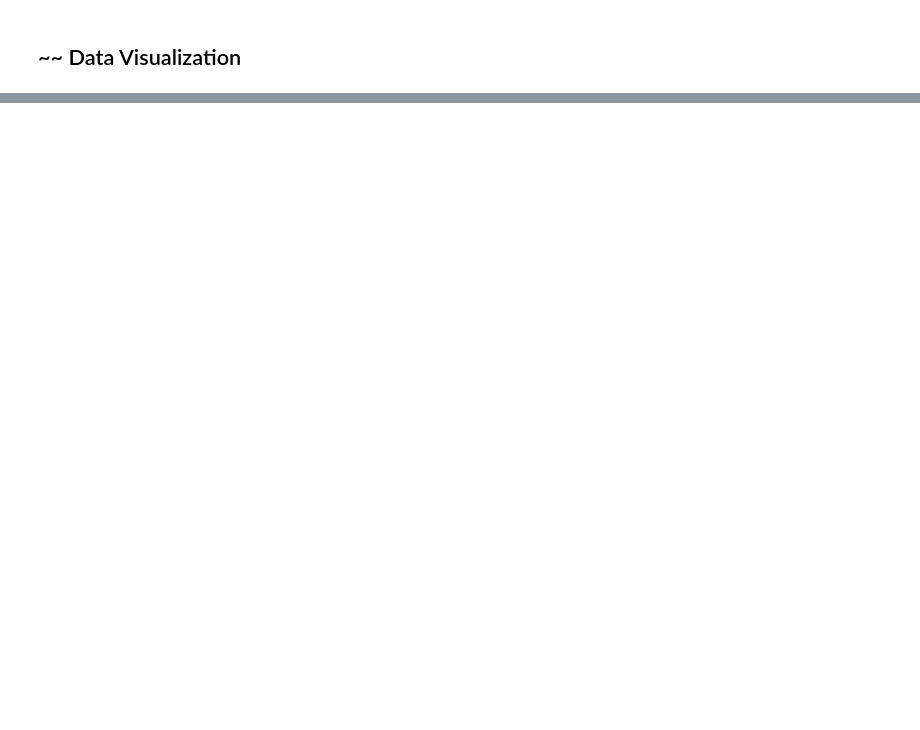
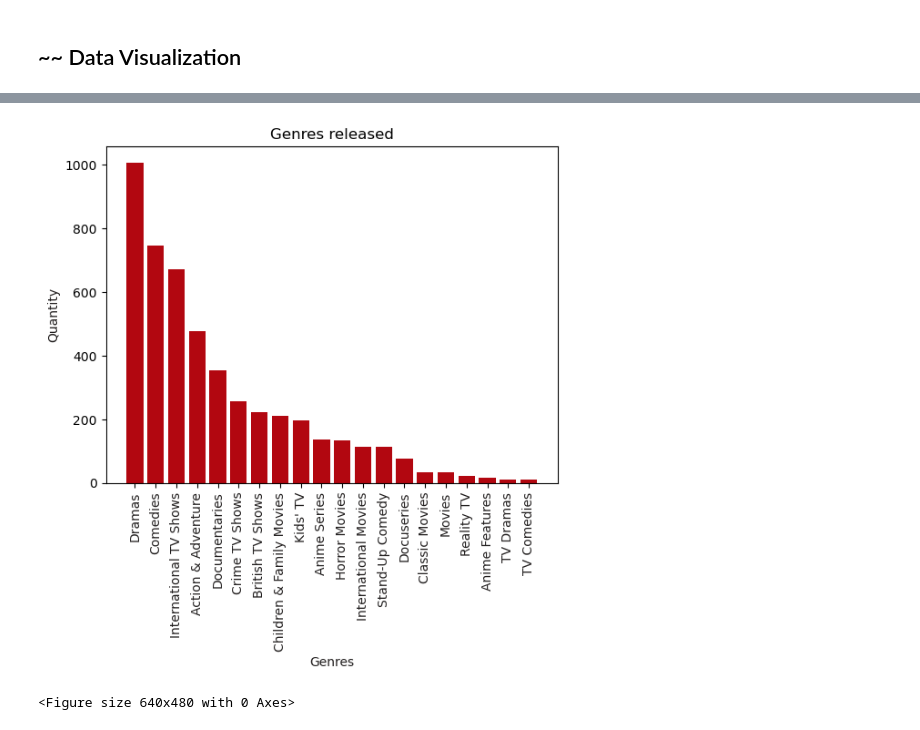
Before and after one commit to gulcan7414/uwa-dataanalytics-project1, a Jupyter notebook: project.ipynb, the cells around one changed output, grey strips where cells are left out. Saved outputs shown, nothing was run; the diff lists cells and outputs as text; code cells hidden in the pictures; blank space fills up the shorter version.

```diff
--- a/project.ipynb
+++ b/project.ipynb
@@ -229,0 +277,14 @@ df_Netflix_merged_country_genre.head()
+# %%
+Vis_genre = Vis_Netflix['genre1'].value_counts().sort_values(ascending=False).head(20).reset_index()
+netflix_colors = ['#221f1f', '#b20710']
+
+plt.bar(Vis_genre['index'], Vis_genre['genre1'], color=netflix_colors[1])
+plt.title('Genres released')
+plt.xlabel('Genres', color = netflix_colors[0])
+plt.ylabel('Quantity', color = netflix_colors[0])
+plt.xticks(rotation=90, color = netflix_colors[0])
+plt.show()
+plt.tight_layout()
+# %% [output]
+[figure, added]
+<Figure size 640x480 with 0 Axes>
```
Also changed, not shown: parts of 8 cells of this notebook.
